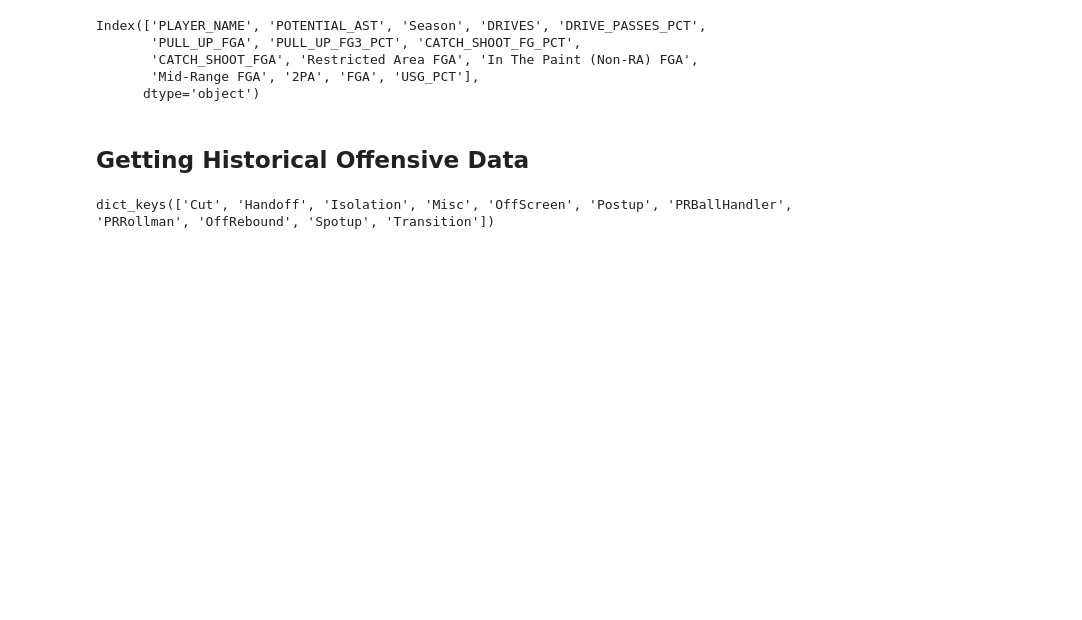
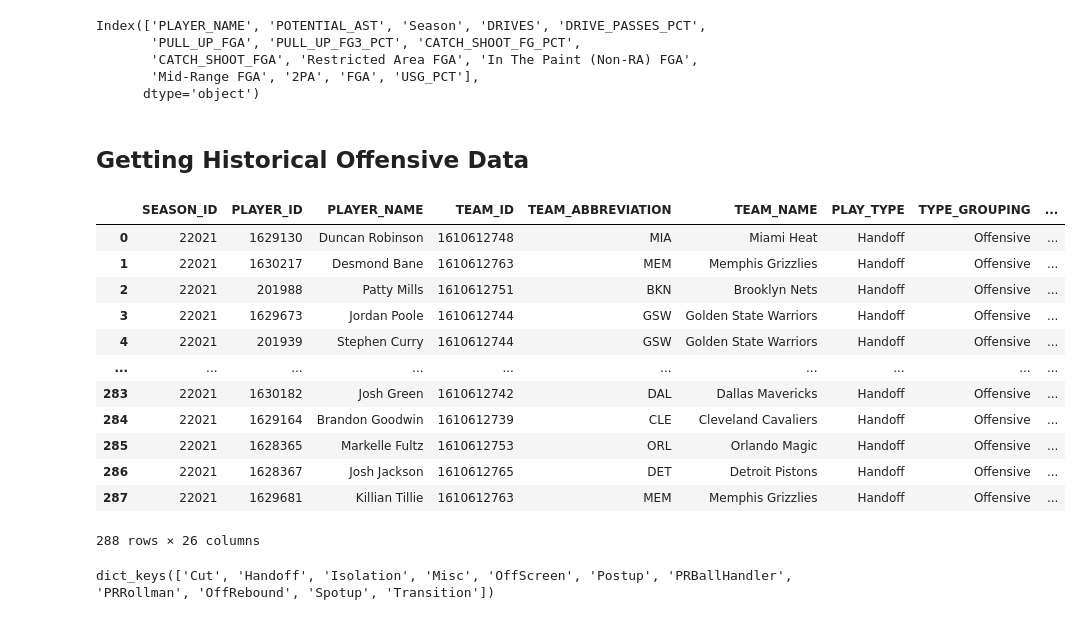
Before and after one commit to rpandeya/NBA-APP, a Jupyter notebook: nba_app_backend.ipynb, the cells around one changed output. Cells and saved outputs as stored; diff of their text form; code cells hidden in the pictures; blank space fills up the shorter version.

```diff
--- a/nba_app_backend.ipynb
+++ b/nba_app_backend.ipynb
@@ -181,7 +181,7 @@ hustle_df = get_player_hustle('2018-19')
 2021-22
 # %%
 shot_areas = ( '3 Pointers', 'Less Than 6Ft','Less Than 10Ft')
-def historic_shot_areas(areas):
+def get_shot_areas(areas):
 
     dfs = {}
     for area in areas:
@@ -192,7 +192,7 @@ def historic_shot_areas(areas):
         print(f'done {area}')
     return dfs
 # %%
-shot_dfs = historic_shot_areas(shot_areas)
+shot_dfs = get_shot_areas(shot_areas)
 # %% [output]
 done 3 Pointers
 done Less Than 6Ft
@@ -209,7 +220,7 @@ Index(['CLOSE_DEF_PERSON_ID', 'PLAYER_NAME', 'PLAYER_LAST_TEAM_ID',
 
 hustle_df['Activity Metric'] = hustle_df.DEFLECTIONS + hustle_df.CONTESTED_SHOTS_3PT + hustle_df.CONTESTED_SHOTS_2PT
 # %%
-for i in ('DEFLECTIONS', 'CONTESTED_SHOTS_3PT', "CONTESTED_SHOTS_2PT", "Activity Metric"):
+for i in ('DEFLECTIONS', 'CONTESTED_SHOTS_3PT', "CONTESTED_SHOTS_2PT"):
     colname = i + ' '+'Percentile'
     hustle_df[colname] = hustle_df[i].rank(pct = True)
 # %%
@@ -223,6 +234,6 @@ hustle_df = pd.read_csv('hustle_df.csv')
 shots_dfs = {}
 for i in shot_areas:
     shots_dfs[i] = pd.read_csv('Defence'+i+'.csv')
-    shots_dfs[i] = shots_dfs[i].iloc[:,[1,6,7,8,9,10,11,12,13,14]].copy()
-    shots_dfs[i] = shots_dfs[i].rename({'FREQ': 'FREQ'+' '+i, 'PLUSMINUS': 'PLUSMINUS' + ' ' + i}, axis='columns')
+    shots_dfs[i] = shots_dfs[i].iloc[:,[1,3,6,7,8,9,10,11,12,13,14]].copy()
+    shots_dfs[i] = shots_dfs[i].rename({'FREQ': 'FREQ'+' '+i, 'PLUSMINUS': 'PLUSMINUS' + ' ' + i, 'PLAYER_LAST_TEAM_ABBREVIATION': 'TEAM_ABBREVIATION'}, axis='columns')
 # %%
@@ -395,6 +419,22 @@ for i in playtypes:
 historic_offence_dfs = {}
 for i in playtypes:
     historic_offence_dfs[i] = pd.read_csv('historic_offence'+'_'+i)
+# %%
+historic_offence_dfs['Handoff']
+# %% [output]
+|  | SEASON_ID | PLAYER_ID | PLAYER_NAME | TEAM_ID | TEAM_ABBREVIATION | TEAM_NAME | PLAY_TYPE | TYPE_GROUPING | ... |
+| 0 | 22021 | 1629130 | Duncan Robinson | 1610612748 | MIA | Miami Heat | Handoff | Offensive | ... |
+| 1 | 22021 | 1630217 | Desmond Bane | 1610612763 | MEM | Memphis Grizzlies | Handoff | Offensive | ... |
+| 2 | 22021 | 201988 | Patty Mills | 1610612751 | BKN | Brooklyn Nets | Handoff | Offensive | ... |
+| 3 | 22021 | 1629673 | Jordan Poole | 1610612744 | GSW | Golden State Warriors | Handoff | Offensive | ... |
+| 4 | 22021 | 201939 | Stephen Curry | 1610612744 | GSW | Golden State Warriors | Handoff | Offensive | ... |
+| ... | ... | ... | ... | ... | ... | ... | ... | ... | ... |
+| 283 | 22021 | 1630182 | Josh Green | 1610612742 | DAL | Dallas Mavericks | Handoff | Offensive | ... |
+| 284 | 22021 | 1629164 | Brandon Goodwin | 1610612739 | CLE | Cleveland Cavaliers | Handoff | Offensive | ... |
+| 285 | 22021 | 1628365 | Markelle Fultz | 1610612753 | ORL | Orlando Magic | Handoff | Offensive | ... |
+| 286 | 22021 | 1628367 | Josh Jackson | 1610612765 | DET | Detroit Pistons | Handoff | Offensive | ... |
+| 287 | 22021 | 1629681 | Killian Tillie | 1610612763 | MEM | Memphis Grizzlies | Handoff | Offensive | ... |
+288 rows × 26 columns
 # %%
 for i in historic_offence_dfs.keys():
     historic_offence_dfs[i]= historic_offence_dfs[i].rename({'PPP': i + ' PPP', 'POSS': i + ' POSS', 'POSS_PCT': i+' FREQ'}, axis='columns')
```
Also changed, not shown: parts of 22 cells of this notebook, 2 other files.
